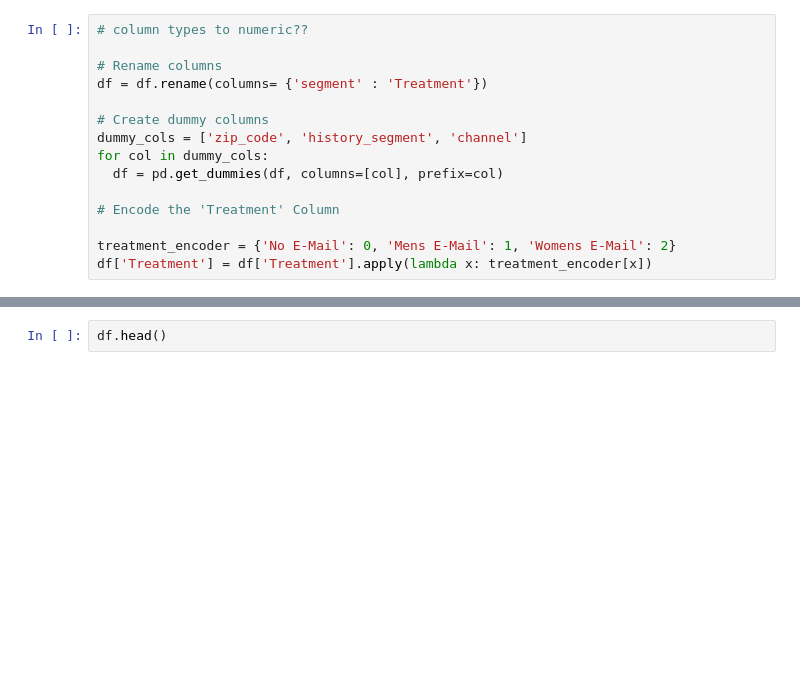
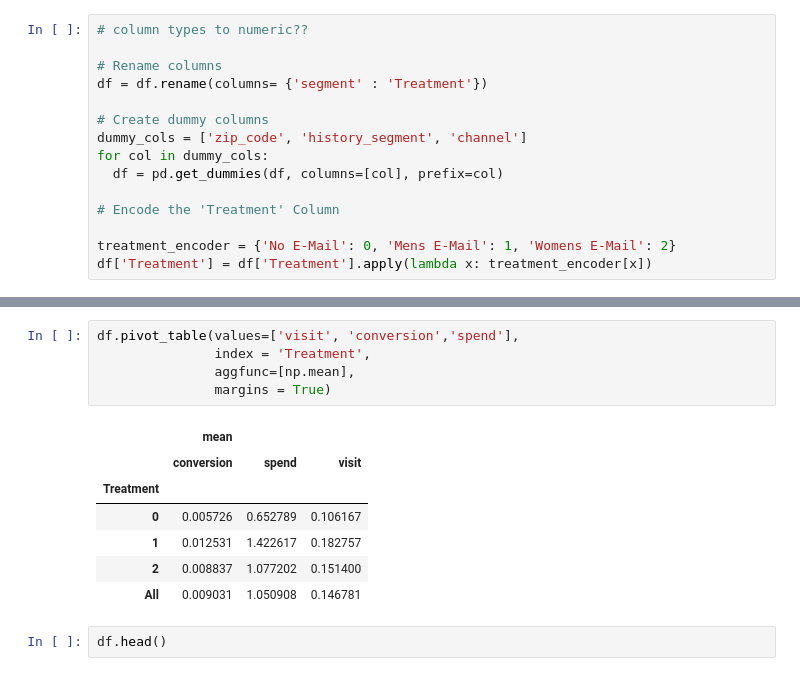
Before and after one commit to CoopXAdvancedAnalytics/Predictive_Analytics, a Jupyter notebook: APA_Econml_Hilstrom.ipynb, the cells around one changed output, grey strips where cells are left out. Cells and saved outputs as stored; diff of their text form; blank space fills up the shorter version.

```diff
--- a/APA_Econml_Hilstrom.ipynb
+++ b/APA_Econml_Hilstrom.ipynb
@@ -174,3 +209,16 @@ df['Treatment'] = df['Treatment'].apply(lambda x: treatment_encoder[x])
+# %%
+df.pivot_table(values=['visit', 'conversion','spend'],
+               index = 'Treatment',
+               aggfunc=[np.mean],
+               margins = True)
+# %% [output]
+|  | mean |  |  |
+|  | conversion | spend | visit |
+| Treatment |  |  |  |
+| 0 | 0.005726 | 0.652789 | 0.106167 |
+| 1 | 0.012531 | 1.422617 | 0.182757 |
+| 2 | 0.008837 | 1.077202 | 0.151400 |
+| All | 0.009031 | 1.050908 | 0.146781 |
 # %%
 df.head()
 # %% [output]
```
Also changed, not shown: parts of 22 cells of this notebook.
